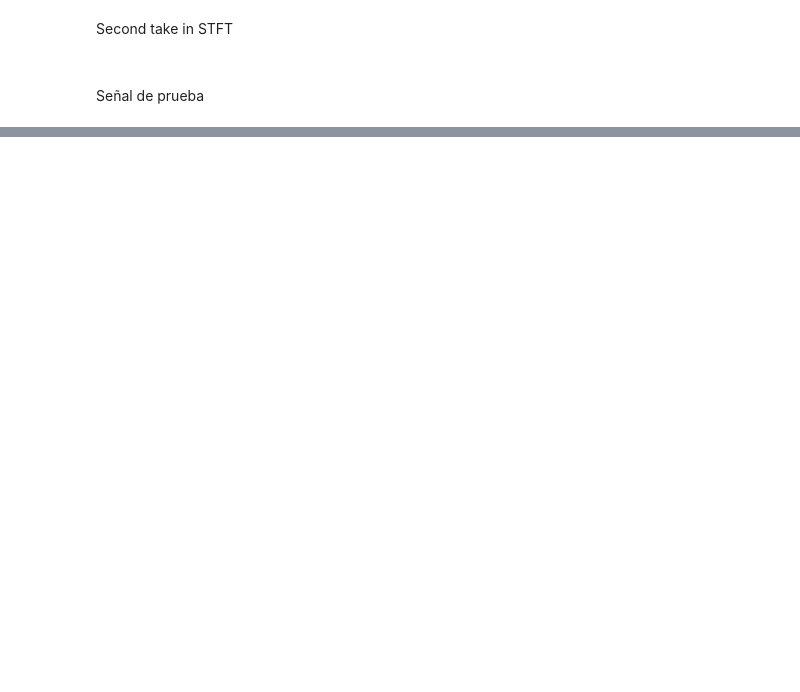
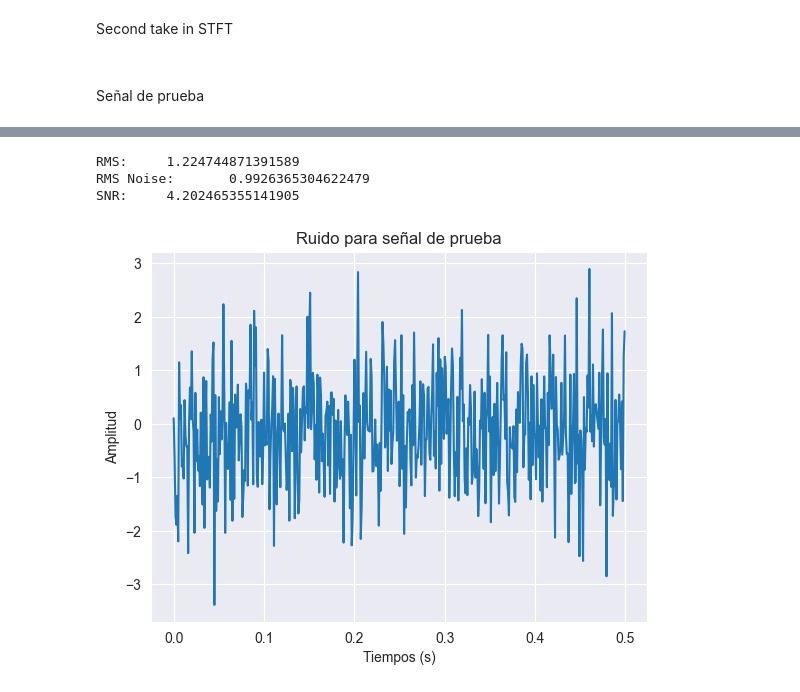
Before and after one commit to consuelorojas/Tesis, a Jupyter notebook: Notebooks/STFT_ahora_siquesi.ipynb, the cells around one changed output, grey strips where cells are left out. Saved outputs shown, nothing was run; the diff lists cells and outputs as text; code cells hidden in the pictures; blank space fills up the shorter version.

```diff
--- a/Notebooks/STFT_ahora_siquesi.ipynb
+++ b/Notebooks/STFT_ahora_siquesi.ipynb
@@ -44,0 +62,2 @@ Para esto, generar un vector de ceros y en los puntos cercanas a los ceros de la
+# %%
+noise = np.random.normal(0,1,sig.size)
@@ -44,0 +68,18 @@ Para esto, generar un vector de ceros y en los puntos cercanas a los ceros de la
+# %%
+print('RMS:\t',rms)
+print('RMS Noise:\t',rms_noise)
+print('SNR:\t',snr)
+# %% [output]
+RMS:     1.224744871391589
+RMS Noise:       0.9926365304622479
+SNR:     4.202465355141905
+# %%
+#plot del ruido
+
+plt.plot(time[:500],noise[:500])
+plt.xlabel('Tiempos (s)')
+plt.ylabel('Amplitud')
+plt.title('Ruido para señal de prueba')
+plt.show()
+# %% [output]
+[figure, added]
```
Also changed, not shown: parts of 15 cells of this notebook.
